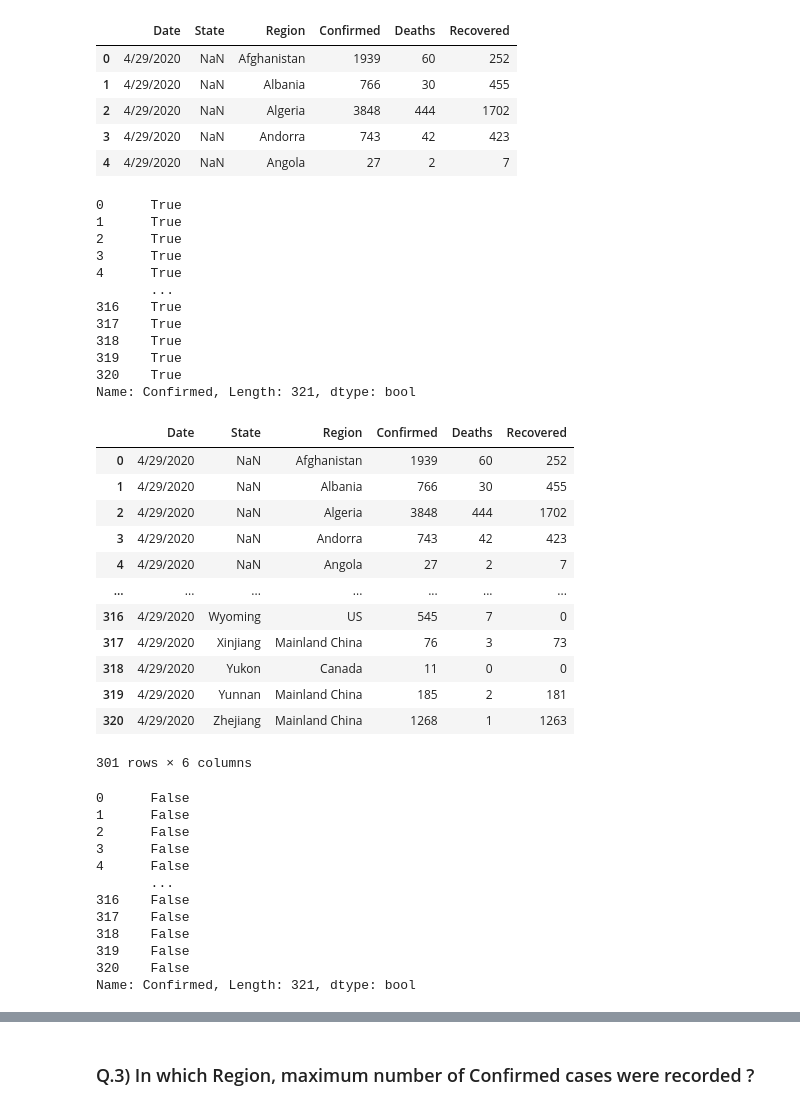
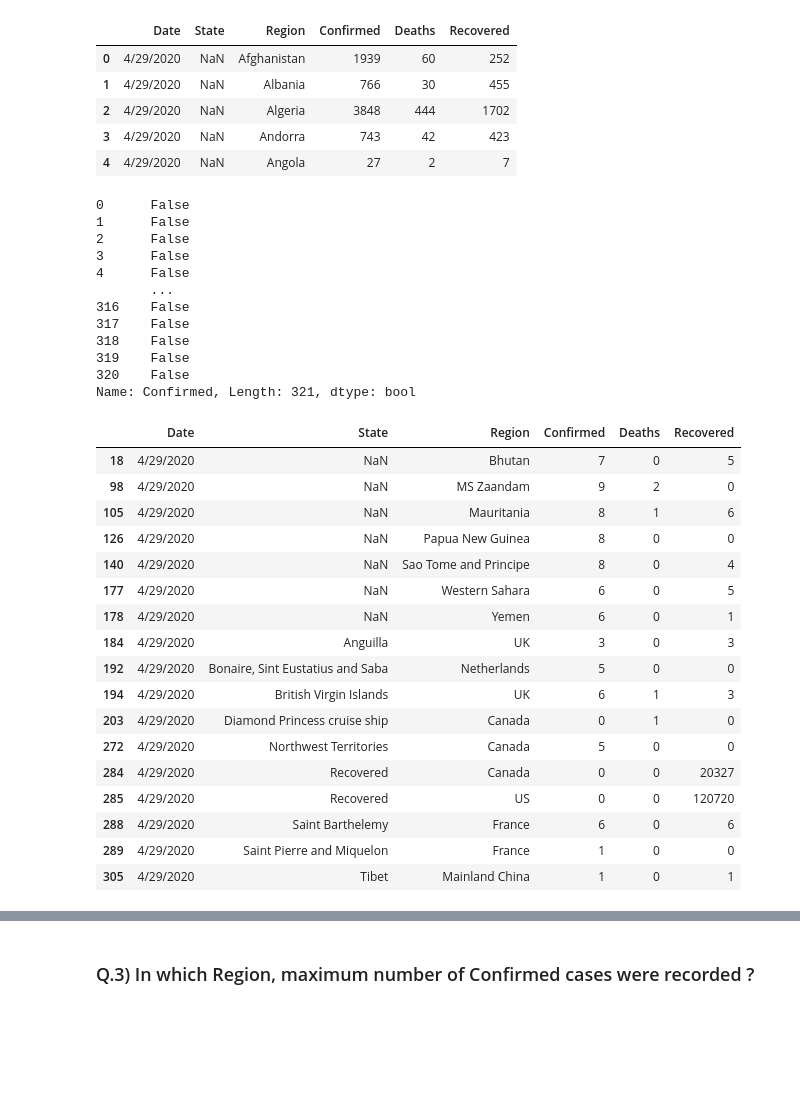
Before and after one commit to anupupadhaya123/data_analysis_python, a Jupyter notebook: covid_analysis.ipynb, the cells around one changed output, grey strips where cells are left out. Cells and saved outputs as stored; diff of their text form; code cells hidden in the pictures; blank space fills up the shorter version.

Commit message:
Completed Analysis : Matplotlib, seaborn, sorting data, filtering, deleting

```diff
--- a/covid_analysis.ipynb
+++ b/covid_analysis.ipynb
@@ -147,48 +147,40 @@ data.head()
 | 3 | 4/29/2020 | NaN | Andorra | 743 | 42 | 423 |
 | 4 | 4/29/2020 | NaN | Angola | 27 | 2 | 7 |
 # %%
-data.Confirmed > 10
+data.Confirmed < 10
 # %% [output]
-0      True
-1      True
-2      True
-3      True
-4      True
+0      False
+1      False
+2      False
+3      False
+4      False
        ...
-316    True
-317    True
-318    True
-319    True
-320    True
+316    False
+317    False
+318    False
+319    False
+320    False
 Name: Confirmed, Length: 321, dtype: bool
 # %%
-data[data.Confirmed > 10]
+data[data.Confirmed < 10]
 # %% [output]
 |  | Date | State | Region | Confirmed | Deaths | Recovered |
-| 0 | 4/29/2020 | NaN | Afghanistan | 1939 | 60 | 252 |
-| 1 | 4/29/2020 | NaN | Albania | 766 | 30 | 455 |
-| 2 | 4/29/2020 | NaN | Algeria | 3848 | 444 | 1702 |
-| 3 | 4/29/2020 | NaN | Andorra | 743 | 42 | 423 |
-| 4 | 4/29/2020 | NaN | Angola | 27 | 2 | 7 |
-| ... | ... | ... | ... | ... | ... | ... |
-| 316 | 4/29/2020 | Wyoming | US | 545 | 7 | 0 |
-| 317 | 4/29/2020 | Xinjiang | Mainland China | 76 | 3 | 73 |
-| 318 | 4/29/2020 | Yukon | Canada | 11 | 0 | 0 |
-| 319 | 4/29/2020 | Yunnan | Mainland China | 185 | 2 | 181 |
-| 320 | 4/29/2020 | Zhejiang | Mainland China | 1268 | 1 | 1263 |
+| 18 | 4/29/2020 | NaN | Bhutan | 7 | 0 | 5 |
+| 98 | 4/29/2020 | NaN | MS Zaandam | 9 | 2 | 0 |
+| 105 | 4/29/2020 | NaN | Mauritania | 8 | 1 | 6 |
+| 126 | 4/29/2020 | NaN | Papua New Guinea | 8 | 0 | 0 |
+| 140 | 4/29/2020 | NaN | Sao Tome and Principe | 8 | 0 | 4 |
+| 177 | 4/29/2020 | NaN | Western Sahara | 6 | 0 | 5 |
+| 178 | 4/29/2020 | NaN | Yemen | 6 | 0 | 1 |
+| 184 | 4/29/2020 | Anguilla | UK | 3 | 0 | 3 |
+| 192 | 4/29/2020 | Bonaire, Sint Eustatius and Saba | Netherlands | 5 | 0 | 0 |
+| 194 | 4/29/2020 | British Virgin Islands | UK | 6 | 1 | 3 |
+| 203 | 4/29/2020 | Diamond Princess cruise ship | Canada | 0 | 1 | 0 |
+| 272 | 4/29/2020 | Northwest Territories | Canada | 5 | 0 | 0 |
+| 284 | 4/29/2020 | Recovered | Canada | 0 | 0 | 20327 |
+| 285 | 4/29/2020 | Recovered | US | 0 | 0 | 120720 |
+| 288 | 4/29/2020 | Saint Barthelemy | France | 6 | 0 | 6 |
+| 289 | 4/29/2020 | Saint Pierre and Miquelon | France | 1 | 0 | 0 |
+| 305 | 4/29/2020 | Tibet | Mainland China | 1 | 0 | 1 |
-301 rows × 6 columns
 # %%
-~data.Confirmed > 10
+# data[~(data.Confirmed < 10)]
-# %% [output]
-0      False
-1      False
-2      False
-3      False
-4      False
-       ...
-316    False
-317    False
-318    False
-319    False
-320    False
-Name: Confirmed, Length: 321, dtype: bool
```
Also changed, not shown: parts of 15 cells of this notebook.
